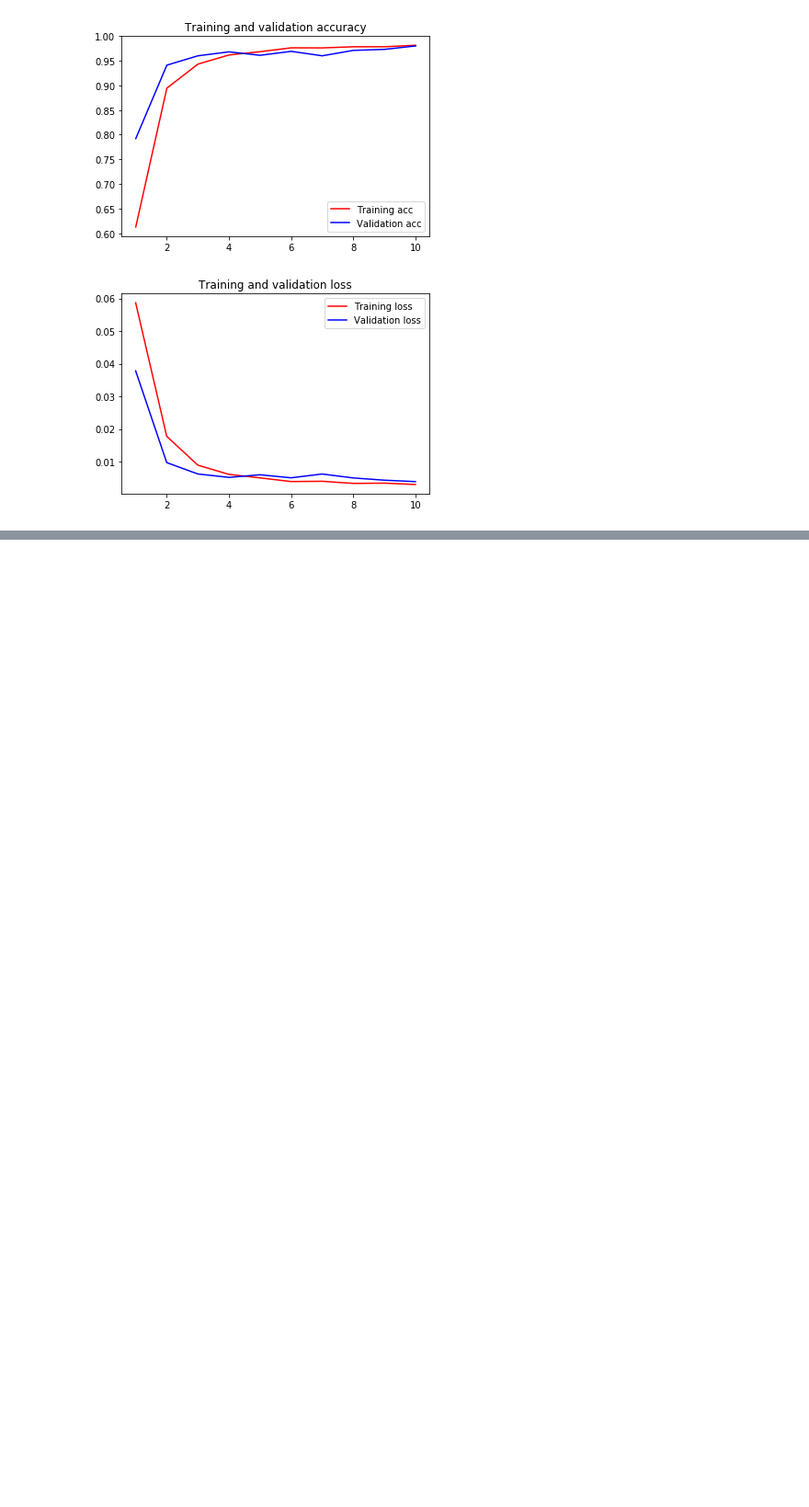
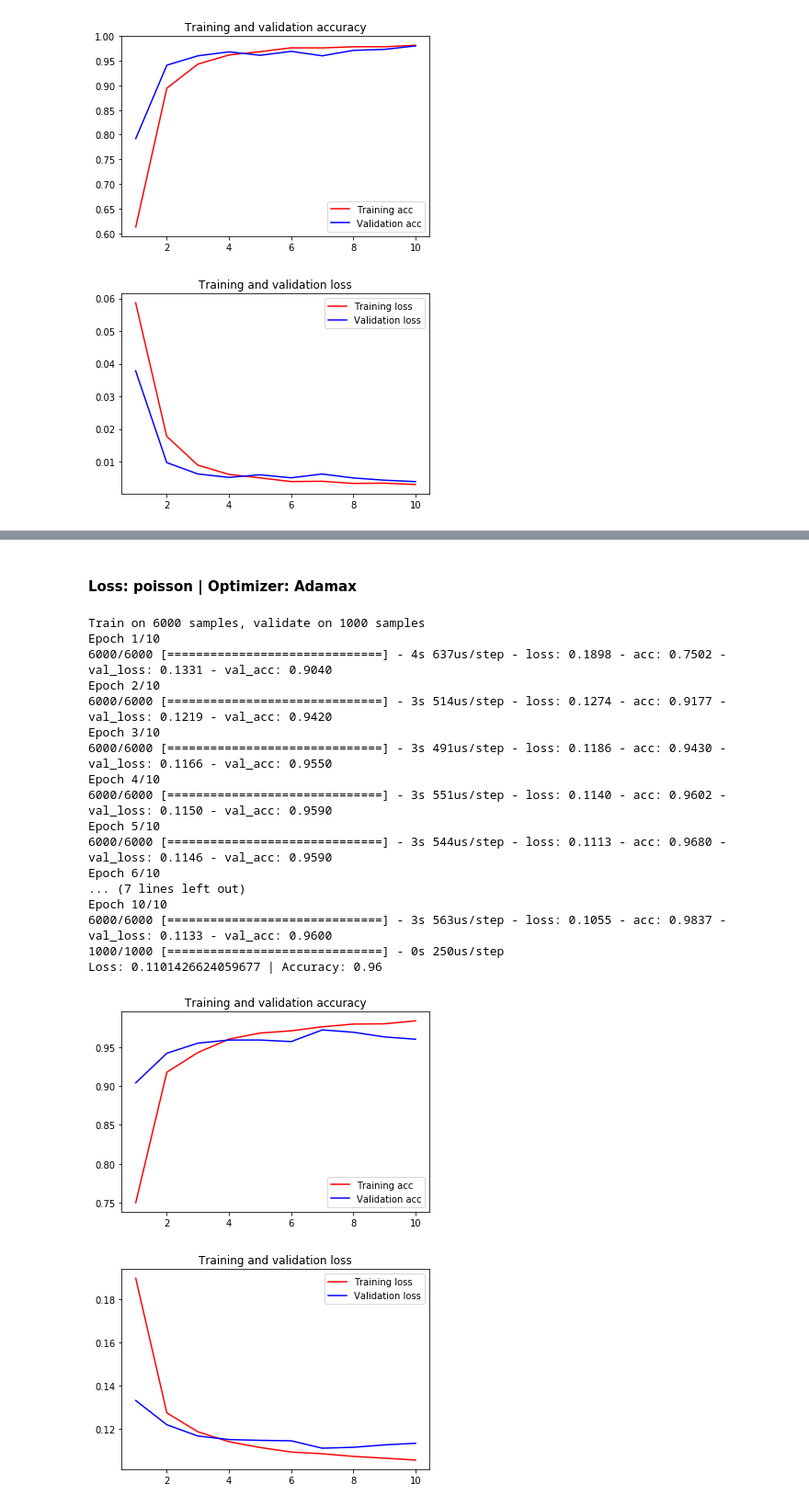
Before and after one commit to viniciusteix/topics-3, a Jupyter notebook: Lista 03.ipynb, the cells around one changed output, grey strips where cells are left out. Shown at 92% size. Saved outputs shown, nothing was run; the diff lists cells and outputs as text; code cells hidden in the pictures; blank space fills up the shorter version.

```diff
--- a/Lista 03.ipynb
+++ b/Lista 03.ipynb
@@ -147,0 +172,24 @@ Loss: 0.0046534059799423705 | Accuracy: 0.974
+# %% [markdown]
+#### Loss: poisson | Optimizer: Adamax
+# %%
+calculateModel(funcl=losses.poisson,opt=optimizers.Adamax())
+# %% [output]
+Train on 6000 samples, validate on 1000 samples
+Epoch 1/10
+6000/6000 [==============================] - 4s 637us/step - loss: 0.1898 - acc: 0.7502 - val_loss: 0.1331 - val_acc: 0.9040
+Epoch 2/10
+6000/6000 [==============================] - 3s 514us/step - loss: 0.1274 - acc: 0.9177 - val_loss: 0.1219 - val_acc: 0.9420
+Epoch 3/10
+6000/6000 [==============================] - 3s 491us/step - loss: 0.1186 - acc: 0.9430 - val_loss: 0.1166 - val_acc: 0.9550
+Epoch 4/10
+6000/6000 [==============================] - 3s 551us/step - loss: 0.1140 - acc: 0.9602 - val_loss: 0.1150 - val_acc: 0.9590
+Epoch 5/10
+6000/6000 [==============================] - 3s 544us/step - loss: 0.1113 - acc: 0.9680 - val_loss: 0.1146 - val_acc: 0.9590
+Epoch 6/10
+... (7 lines left out)
+Epoch 10/10
+6000/6000 [==============================] - 3s 563us/step - loss: 0.1055 - acc: 0.9837 - val_loss: 0.1133 - val_acc: 0.9600
+1000/1000 [==============================] - 0s 250us/step
+Loss: 0.1101426624059677 | Accuracy: 0.96
+[figure, added]
+[figure, added]
```
Also changed, not shown: parts of 11 cells of this notebook.
